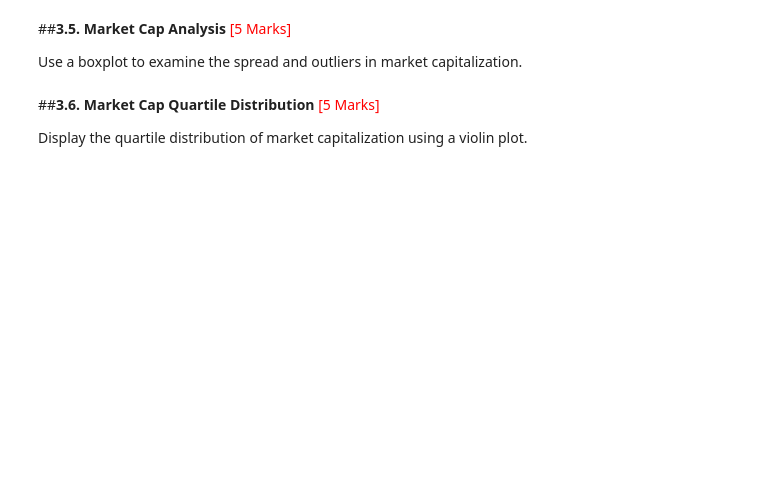
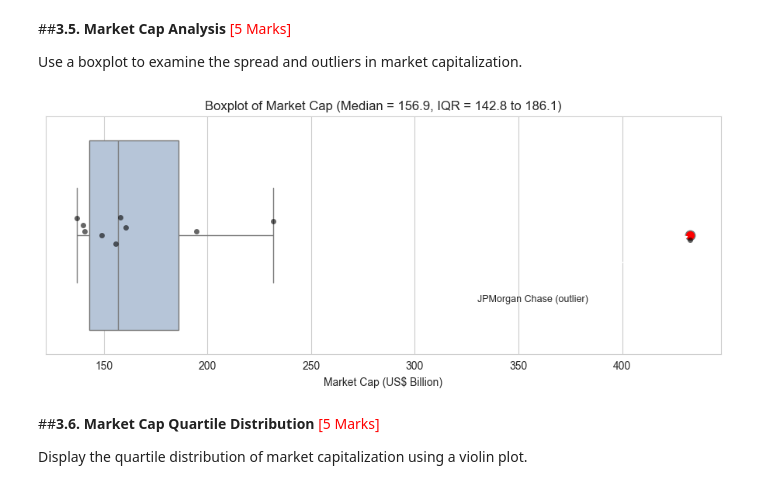
Before and after one commit to IpsitMohanty/banking-market-capitalisation-pyspark, a Jupyter notebook: notebooks/ETL_Bank_Data_Analysis_Ipsit_Mohanty.ipynb, the cells around one changed output. Cells and saved outputs as stored; diff of their text form; code cells hidden in the pictures; blank space fills up the shorter version.

```diff
--- a/notebooks/ETL_Bank_Data_Analysis_Ipsit_Mohanty.ipynb
+++ b/notebooks/ETL_Bank_Data_Analysis_Ipsit_Mohanty.ipynb
@@ -325,3 +451,23 @@ plt.tight_layout(); plt.show()
+# %%
+# Boxplot of Market Cap
+#To show the spread and outliers in the market capitalization data.
+q1 = bank_pdf["Market_Cap_USD_Billion"].quantile(0.25)
+med = bank_pdf["Market_Cap_USD_Billion"].median()
+q3 = bank_pdf["Market_Cap_USD_Billion"].quantile(0.75)
+
+# Plot a boxplot of market cap
+plt.figure(figsize=(9, 4))
+sns.boxplot(x=bank_pdf["Market_Cap_USD_Billion"], color="lightsteelblue",
+            flierprops=dict(marker="o", markerfacecolor="red", markersize=9))
+sns.stripplot(x=bank_pdf["Market_Cap_USD_Billion"], color="black", size=5, alpha=0.6)
+plt.annotate("JPMorgan Chase (outlier)", xy=(432.92, 0), xytext=(330, 0.28),
+             arrowprops=dict(arrowstyle="->"), fontsize=9)
+plt.title(f"Boxplot of Market Cap (Median = {med:.1f}, IQR = {q1:.1f} to {q3:.1f})")
+plt.xlabel("Market Cap (US$ Billion)")
+plt.tight_layout()
+plt.show()
+# %% [output]
+[figure, added]
 # %% [markdown]
 ##**3.6. Market Cap Quartile Distribution** <font color = red>[5 Marks]</font> <br>
 
```
Also changed, not shown: parts of 54 cells of this notebook.
